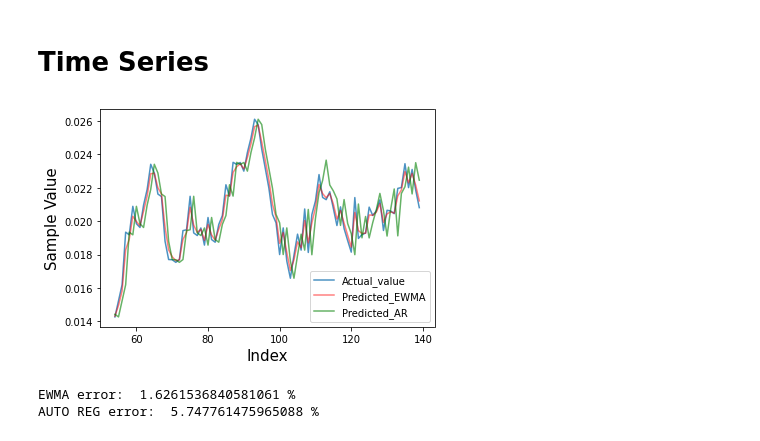
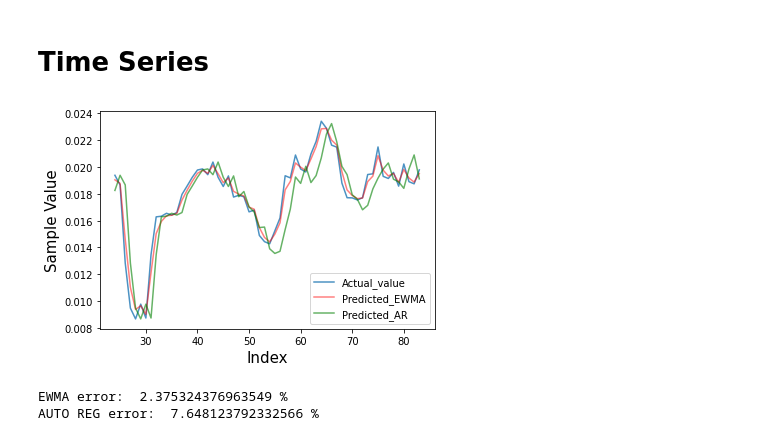
Before and after one commit to MingCHEN-Github/google-trace-analysis, a Jupyter notebook: CPUusage_ClusterLevel_TimeSeries.ipynb, the cells around one changed output. Cells and saved outputs as stored; diff of their text form; code cells hidden in the pictures.

```diff
--- a/CPUusage_ClusterLevel_TimeSeries.ipynb
+++ b/CPUusage_ClusterLevel_TimeSeries.ipynb
@@ -15,10 +15,12 @@ import numpy as np
 from sklearn.linear_model import LinearRegression
 import matplotlib.pyplot as plt
 # %%
+#可以以 1min, 2min, 5min, 60min 为unit 进行数据集不同粒度的划分
+
 def calculateHourlyUsage(data):
     cols = ['hour','no_of_jobs','machines', 'mean_cpu_usage']
     result = pd.DataFrame(columns=cols)
-    print("started loading")
+    print("(60Min Unit) started loading")
     for i in tqdm(range(30 * 24 )):
         range_min = i * 3600 * (10**6) # 扩大数据量，以6分钟为一个粒度？
         range_max = (i + 1) * 3600 * (10**6)
@@ -29,6 +31,27 @@ def calculateHourlyUsage(data):
         output_data = pd.DataFrame(columns=cols,data=[[i,no_of_jobs,machines, avg_cpu]])
         result = result.append(output_data)
     return result
+
+def calculateFiveMinUsage(data): # 以五分钟为一个粒度
+    print("start 5 mins loading:……")
+    cols = ['hour','no_of_jobs','machines', 'mean_cpu_usage']
+    resultFiveMin = pd.DataFrame(columns=cols)
+    print("(FiveMin unit) started loading")
+
+    for i in tqdm(range(30*24*12)):
+        range_min = i * 60*5 *(10**6)
+        range_max = (i+1) * 60*5 * (10**6)
+        jobs_of_unit = data[(data['end_time'] >= range_min) & (data['end_time'] < range_max)]
+
+        no_of_jobs = len(jobs_of_unit['job_id'].unique())
+        avg_cpu = np.average(jobs_of_unit['mean_cpu_usage'])
+        machines = len(jobs_of_unit['machine_id'].unique())
+        output_data = pd.DataFrame(columns=cols,data=[[i,no_of_jobs,machines, avg_cpu]])
+        resultFiveMin = resultFiveMin.append(output_data)
+
+    print("@@@@@@resultFiveMin--length=", resultFiveMin)
+    return resultFiveMin
+
 def hour_to_day(hour_input):
     start_date = datetime.datetime(2011, 5, 1, 19, 0)
     datee = start_date + timedelta(microseconds = hour_input)
@@ -49,8 +72,9 @@ task_usage_header = ['start_time','end_time','job_id','task_index','machine_id',
                      'max_mem', 'mean_io', 'mean_space', 'max_cpu', 'max_io', 'cpi', 'mai', 'sample',
                      'agg_type', 'sample_cpu_usage']
 # %%
+#提炼关键数据
 output_dataframe = pd.DataFrame()
-for i in tqdm(range(100)): #0~59
+for i in tqdm(range(6)): #0~59
     file_str = str(i).zfill(5)
     print (file_str)
     df = pd.read_csv(data_dir+"part-"+file_str+"-of-00500.csv.gz",header=None)
@@ -62,6 +86,9 @@ for i in tqdm(range(100)): #0~59
 #     output_data_dir = "./data/task_usage_input_timeseries/part-"+file_str+"-of-00500.csv"
 #     df.to_csv(output_data_dir, sep='\t')
 #     break
+
+# save the processed data to CSV
+output_dataframe.to_csv('selectedOutputData.csv', encoding='utf-8')
 # %% [output]
 00000
 00001
@@ -89,3 +113,3 @@ print(output_dataframe_final.shape)
 # %%
-output_dataframe_final = calculateHourlyUsage(output_dataframe_final)
+output_dataframe_final = calculateFiveMinUsage(output_dataframe_final)
 # %% [output]
@@ -110,5 +149,5 @@ print(output_dataframe_final)
 # %%
-output_dataframe_final = output_dataframe_final[output_dataframe_final['hour']<140]
+output_dataframe_final = output_dataframe_final[output_dataframe_final['hour']<200]
 # %%
 output_dataframe_final
 # %% [output]
@@ -342,14 +381,14 @@ class AutoRegression(object):
         return self.LR_solver.predict(features)
 
 # 起点非24开始，加一个变量
-delta = 30
+delta = 0
 
 def plotGraph(X,pred_ewma,pred_auto):
     plt.xlabel('Index', fontsize=15)
     plt.ylabel('Sample Value', fontsize=15)
-    plt.plot(np.arange(24 + delta, 140), X, label='Actual_value', alpha=0.8)
-    plt.plot(np.arange(24 + delta, 140), pred_ewma, c='r', label='Predicted_EWMA', alpha=0.5)
-    plt.plot(np.arange(24 + delta, 140), pred_auto, c='g', label='Predicted_AR', alpha=0.6)
+    plt.plot(np.arange(24 + delta, 84), X, label='Actual_value', alpha=0.8)
+    plt.plot(np.arange(24 + delta, 84), pred_ewma, c='r', label='Predicted_EWMA', alpha=0.5)
+    plt.plot(np.arange(24 + delta, 84), pred_auto, c='g', label='Predicted_AR', alpha=0.6)
 
     plt.legend(fontsize=10)
     plt.show()
@@ -362,35 +401,35 @@ def calcTimeSeries(X):
     pred_auto = []
     for i in range(24 + delta, len(X)):
         ar_model.fit(end=i)
         pred_auto.append(ar_model.predict(t=i))
 
     pred_auto = np.array(pred_auto).squeeze()
 
     y_t_hat = X[23 + delta]
     alpha = 0.7
     pred_ewma = []
 
     for i in range(24 + delta, len(X)):
         y_t_hat = EWMA(X, i, y_t_hat, alpha)
         pred_ewma.append(y_t_hat)
 
     pred_ewma = np.array(pred_ewma)
 #     print X[24]
 #     print pred_auto
 #     print pred_ewma
     y=[]
     for i in range(24 + delta,len(X)):
         y.append(X[i])
     X=y
     plotGraph(X,pred_ewma,pred_auto)
     print ("EWMA error: ",errorCalc(X,pred_ewma),"%")
     print ("AUTO REG error: ",errorCalc(X,pred_auto),"%")
 
 
 calcTimeSeries(X)
 # %% [output]
-[figure, old version]
+[figure, new version]
-EWMA error:  1.6261536840581061 %
-AUTO REG error:  5.747761475965088 %
+EWMA error:  2.375324376963549 %
+AUTO REG error:  7.648123792332566 %
 # %%
 print (X)
```
Also changed, not shown: parts of 13 cells of this notebook, 21 other files.
